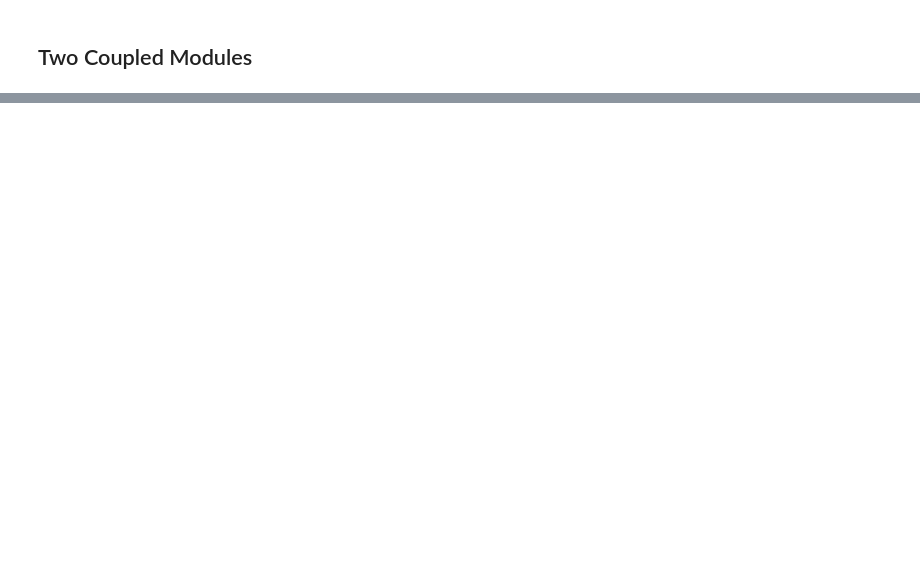
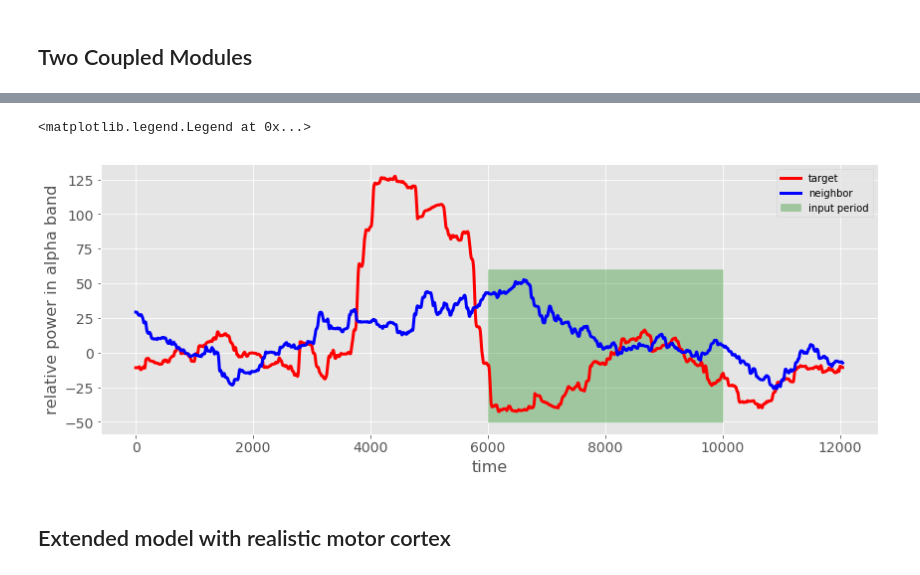
Before and after one commit to pyrates-neuroscience/PyRates, a Jupyter notebook: documentation/Suffczynski_2001.ipynb, the cells around one changed output, grey strips where cells are left out. Saved outputs shown, nothing was run; the diff lists cells and outputs as text; code cells hidden in the pictures; blank space fills up the shorter version.

```diff
--- a/documentation/Suffczynski_2001.ipynb
+++ b/documentation/Suffczynski_2001.ipynb
@@ -122,0 +237,40 @@ axes = circuit.plot_population_states([0, 2], create_plot=False, axes=axes, time
+# %%
+##################
+# power analysis #
+##################
+
+# calculations
+##############
+
+# amplitude squaring
+squared_filtered_signals = bpass_filtered_signals**2
+
+# power calculation
+window_length = int(2. / step_size)
+iterations = squared_filtered_signals.shape[1] - window_length
+signal_power = np.zeros((2, iterations))
+for i in range(iterations):
+    signal_power[:, i] = np.mean(squared_filtered_signals[:, i:i+window_length], axis=1)
+
+# relative power calculation
+reference_power = np.mean(signal_power[:,0:window_length], axis=1)
+relative_power_1 = (signal_power[0, :] - reference_power[0]) / reference_power[0] * 100.
+relative_power_2 = (signal_power[1, :] - reference_power[1]) / reference_power[1] * 100.
+
+# plotting
+##########
+
+fig, axes = plt.subplots(figsize=(14,5))
+axes.plot(relative_power_1, 'r')
+axes.plot(relative_power_2, 'b')
+steps = np.arange(0, len(relative_power_1))
+axes.fill_between(steps, -50, 60, where=(steps > 6000) * (steps < 10000), color="green", alpha=0.3)
+axes.set_xlabel('time')
+axes.set_ylabel('relative power in alpha band')
+plt.legend(['target', 'neighbor', 'input period'])
+# %% [output]
+<matplotlib.legend.Legend at 0x...>
+[figure, added]
+# %% [markdown]
+Extended model with realistic motor cortex
+------------------------------------------------
```
Also changed, not shown: parts of 8 cells of this notebook, 5 other files.
